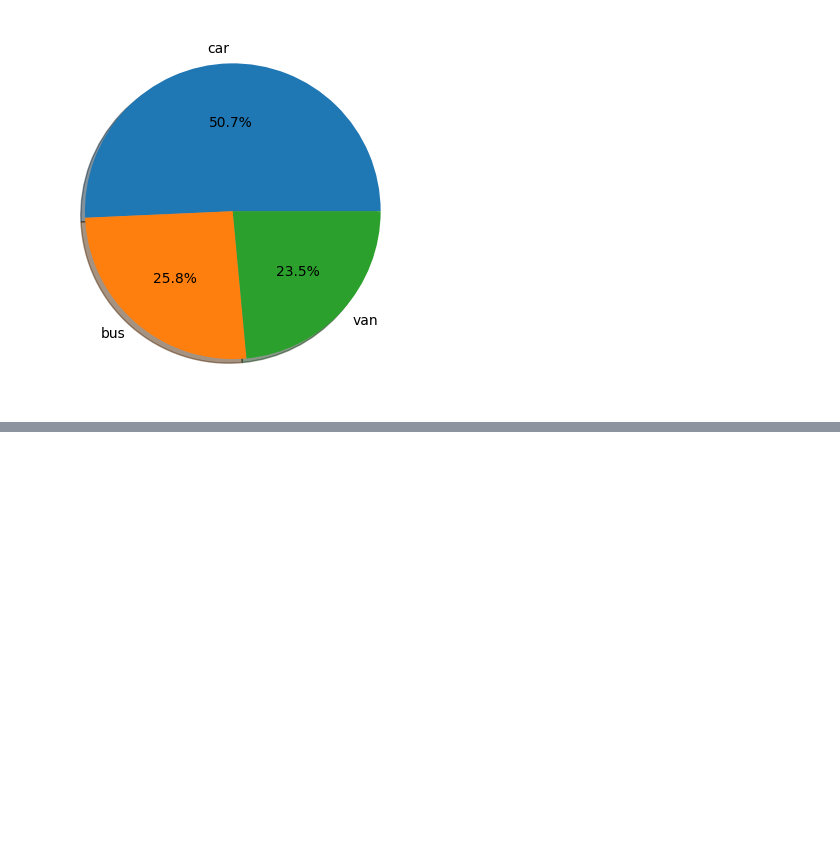
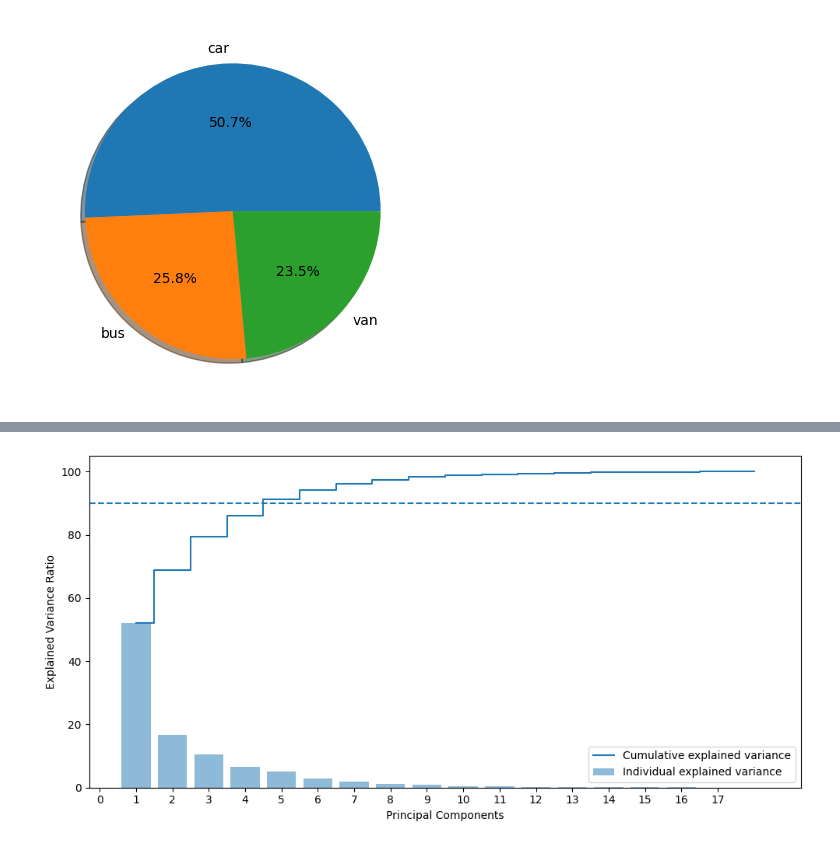
Before and after one commit to nishantkapps/aiml-projects, a Jupyter notebook: Unsupervised_Learning_Project.ipynb, the cells around one changed output, grey strips where cells are left out. Drawn from its saved outputs; the diff is of its cells as text; code cells hidden in the pictures; blank space fills up the shorter version.

```diff
--- a/Unsupervised_Learning_Project.ipynb
+++ b/Unsupervised_Learning_Project.ipynb
@@ -480,0 +596,5 @@ plt.pie(pie_class['class'], labels=pie_class['index'], autopct='%.1f%%', shadow=
+# %%
+# generating the covariance matrix and the eigen values for the PCA analysis
+cov_matrix = np.cov(xstd.T)
+#generating the eigen values and the eigen vectors
+e_vals, e_vecs = np.linalg.eig(cov_matrix)
@@ -480,0 +612,15 @@ plt.pie(pie_class['class'], labels=pie_class['index'], autopct='%.1f%%', shadow=
+# %%
+# Plotting the variance explained by the principal components and the cumulative variance explained.
+plt.figure(figsize=(10 , 5))
+plt.bar(range(1, e_vals.size + 1), var_exp, alpha = 0.5, align = 'center', label = 'Individual explained variance')
+plt.step(range(1, e_vals.size + 1), cum_var_exp, where='mid', label = 'Cumulative explained variance')
+plt.ylabel('Explained Variance Ratio')
+plt.xlabel('Principal Components')
+plt.axhline(y=90, linestyle='--')
+x_ticks = [0, 1, 2, 3, 4, 5, 6, 7, 8, 9, 10, 11, 12, 13, 14, 15, 16, 17]
+plt.xticks(x_ticks, x_ticks)
+plt.legend(loc = 'best')
+plt.tight_layout()
+plt.show()
+# %% [output]
+[figure, added]
```
Also changed, not shown: parts of 31 cells of this notebook.
